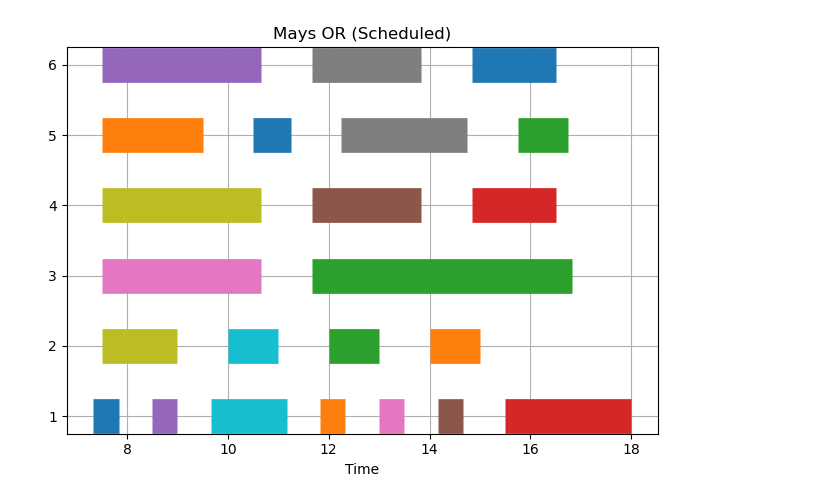
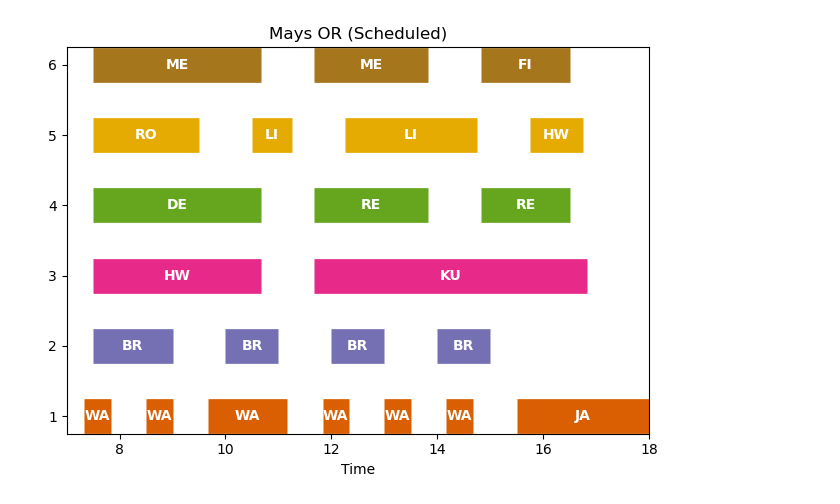
Before and after one commit to LiuDaveLiu/theatre-scheduling, a Jupyter notebook: modelling/GanttChart.ipynb, the cells around one changed output. Saved outputs shown, nothing was run; the diff lists cells and outputs as text; code cells hidden in the pictures.

Commit message:
data_update

```diff
--- a/modelling/GanttChart.ipynb
+++ b/modelling/GanttChart.ipynb
@@ -7,5 +10,6 @@ from matplotlib.ticker import MaxNLocator
 # %%
-case_path = os.path.join(os.path.dirname(os.getcwd()), "data", "gantt.csv")
+model = pe.ConcreteModel()
+case_path = os.path.join(os.path.dirname(os.getcwd()), "data", "gantt2.csv")
 # %%
 df = pd.read_csv(case_path)
 df['Scheduled in Room']=pd.to_datetime(df['Scheduled in Room'])
@@ -12,28 +37,30 @@ df['Scheduled in Room']=pd.to_datetime(df['Scheduled in Room'])
 # %%
 sessions = sorted(list(df['Room'].unique()))
 
 bar_style = {'alpha': 1.0, 'lw': 25, 'solid_capstyle': 'butt'}
 text_style = {'color': 'white', 'weight': 'bold', 'ha': 'center', 'va': 'center'}
 colors = cm.Dark2.colors
 
 fig, ax = plt.subplots(1, 1)
 
 for s_ix, s in df.iterrows():
     xs = s['Scheduled in Room'].hour + s['Scheduled in Room'].minute /60
     xf = s['Scheduled in Room'].hour + (s['Scheduled Room Duration'] + s['Scheduled in Room'].minute)/60
 #     xf = s['Scheduled in Room'].hour + (s['Actual Room Duration'] + s['Scheduled in Room'].minute)/60
-    ax.plot([xs, xf], [int(s['Room'][-2:])] * 2, **bar_style)
+    ax.plot([xs, xf], [int(s['Room'][-2:])] * 2, c=colors[int(s['Room'][-2:])], **bar_style)
+    ax.text((xs + xf) / 2, int(s['Room'][-2:]), s['Primary Surgeon Name'][:2], **text_style)
 
 ax.set_title('Mays OR (Scheduled)')
 # ax.set_title('Mays OR (Actual)')
 ax.set_xlabel('Time')
 
 ax.set_ylabel('')
-ax.grid(True)
+# ax.grid(True)
+ax.set_xlim([7, 18])
 
 ax.yaxis.set_major_locator(MaxNLocator(integer=True))
 
 fig.tight_layout()
 plt.show()
 # %% [output]
-[figure, old version]
+[figure, new version]
```
Also changed, not shown: parts of 6 cells of this notebook, 2 other files.
